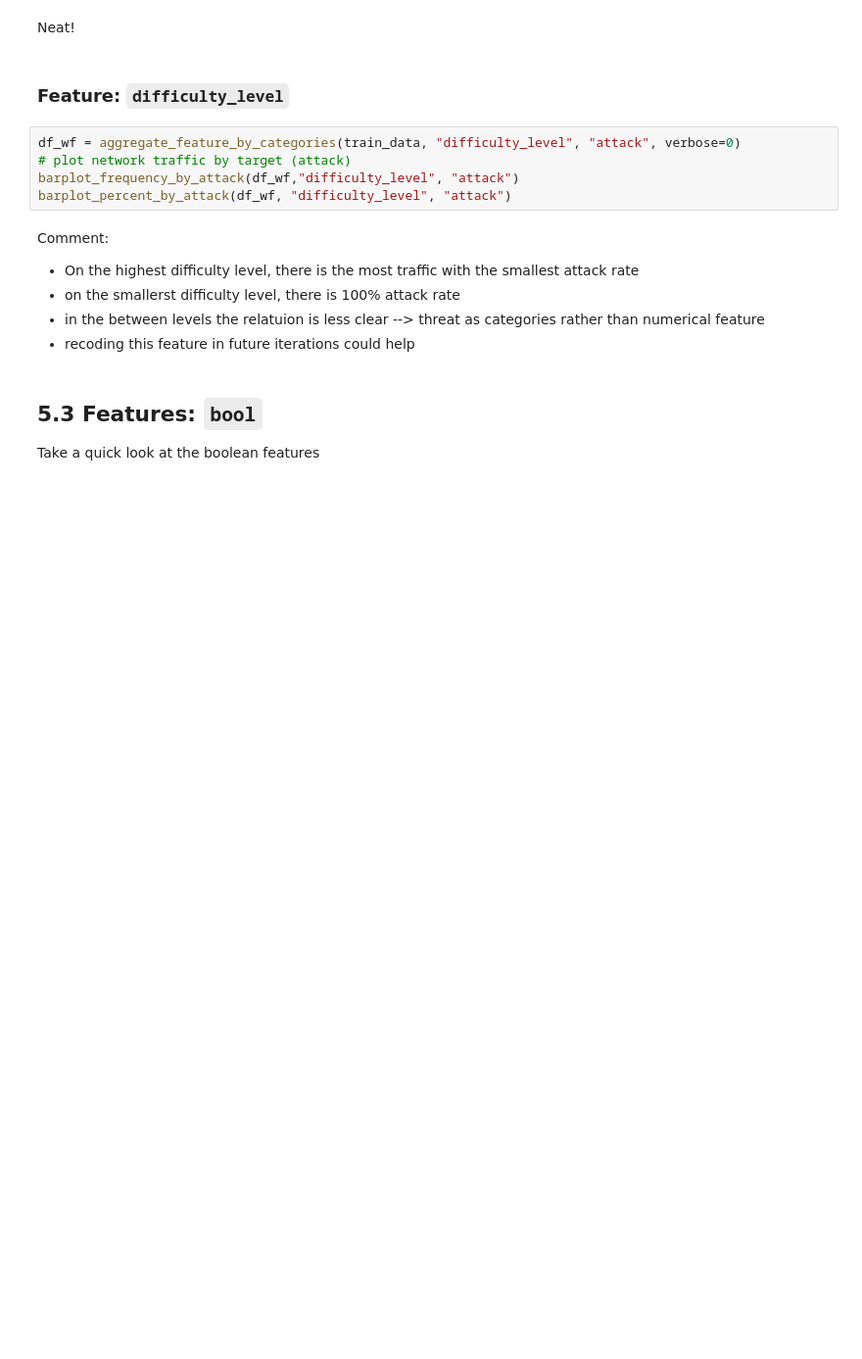
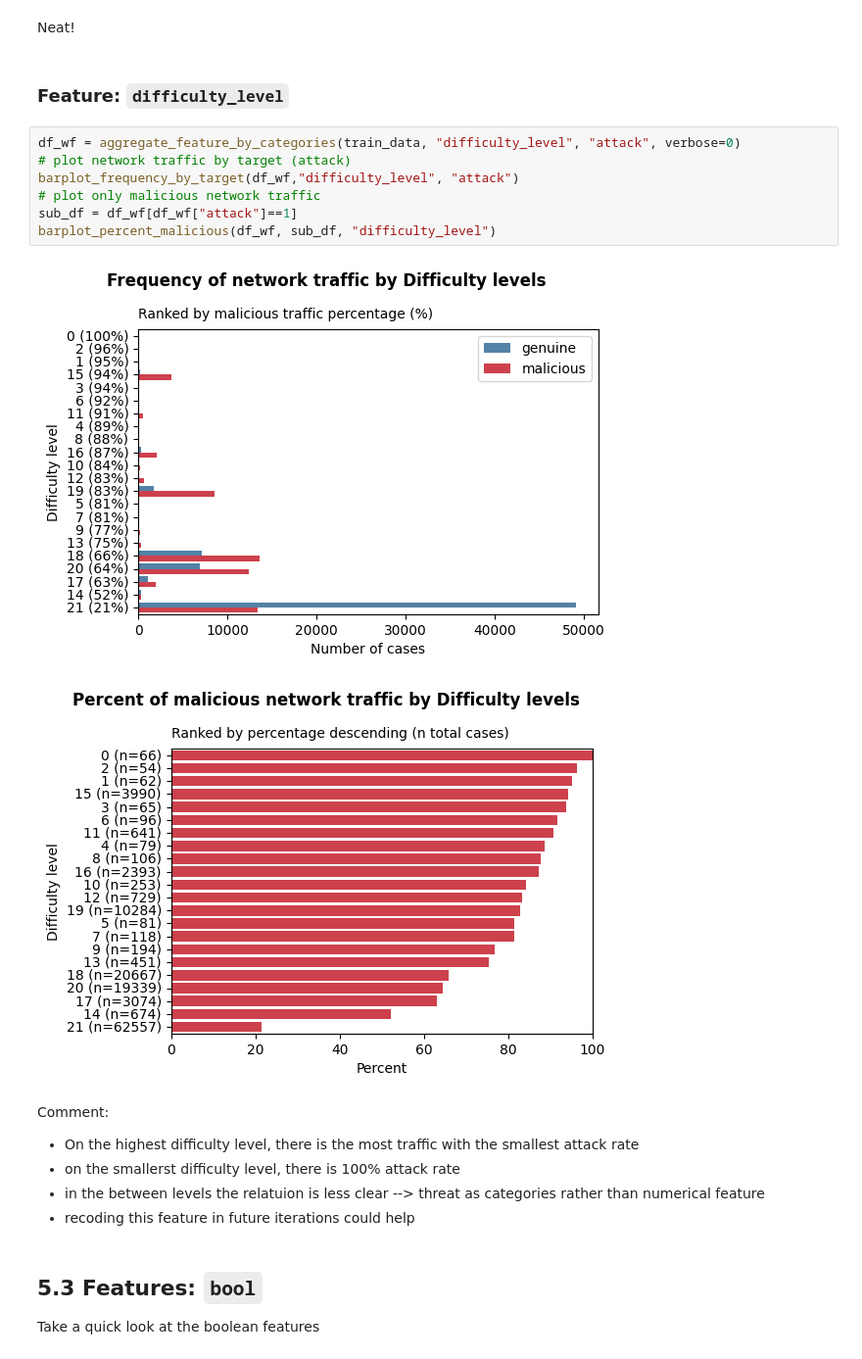
Before and after one commit to A-Lachs/cs-intrusion-detection-system, a Jupyter notebook: eda/eda.ipynb, the cells around one changed output. Shown at 98% size. Cells and saved outputs as stored; diff of their text form; blank space fills up the shorter version.

```diff
--- a/eda/eda.ipynb
+++ b/eda/eda.ipynb
@@ -1064,8 +1064,13 @@ Neat!
 # %%
 df_wf = aggregate_feature_by_categories(train_data, "difficulty_level", "attack", verbose=0)
 # plot network traffic by target (attack)
-barplot_frequency_by_attack(df_wf,"difficulty_level", "attack")
-barplot_percent_by_attack(df_wf, "difficulty_level", "attack")
+barplot_frequency_by_target(df_wf,"difficulty_level", "attack")
+# plot only malicious network traffic
+sub_df = df_wf[df_wf["attack"]==1]
+barplot_percent_malicious(df_wf, sub_df, "difficulty_level")
+# %% [output]
+[figure, added]
+[figure, added]
 # %% [markdown]
 Comment:
 - On the highest difficulty level, there is the most traffic with the smallest attack rate
```
Also changed, not shown: parts of 18 cells of this notebook, 1 other file.
